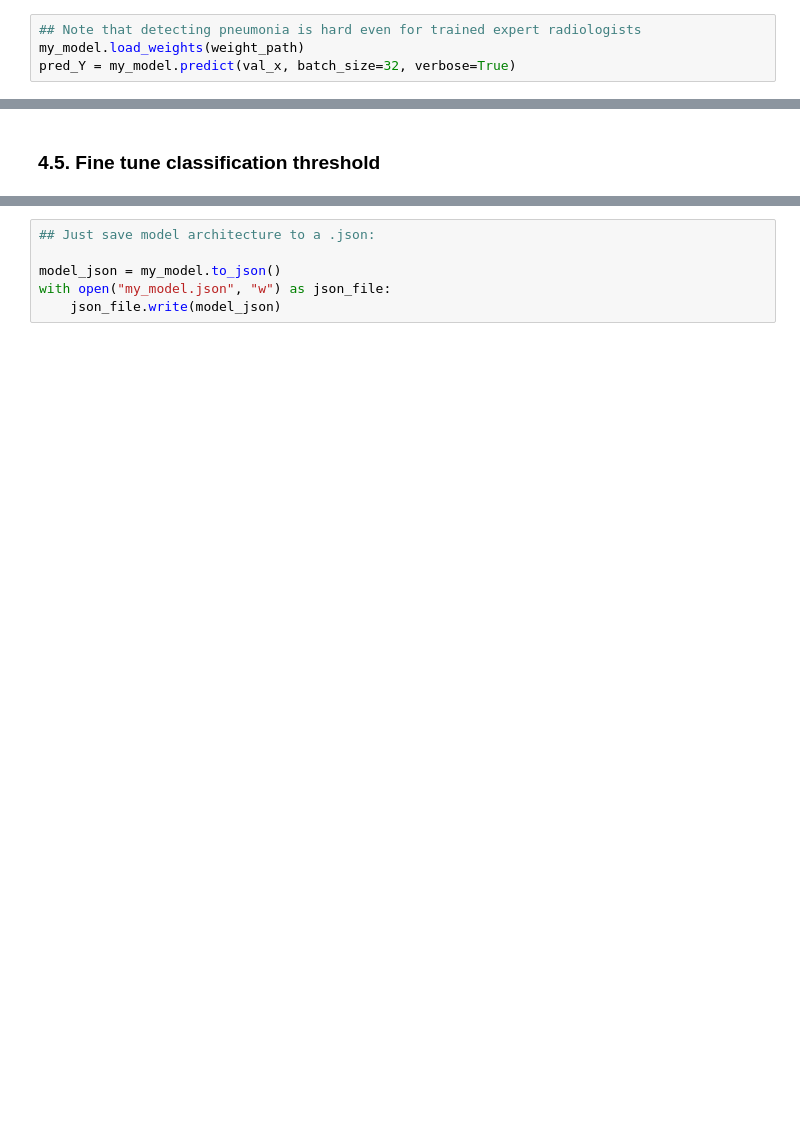
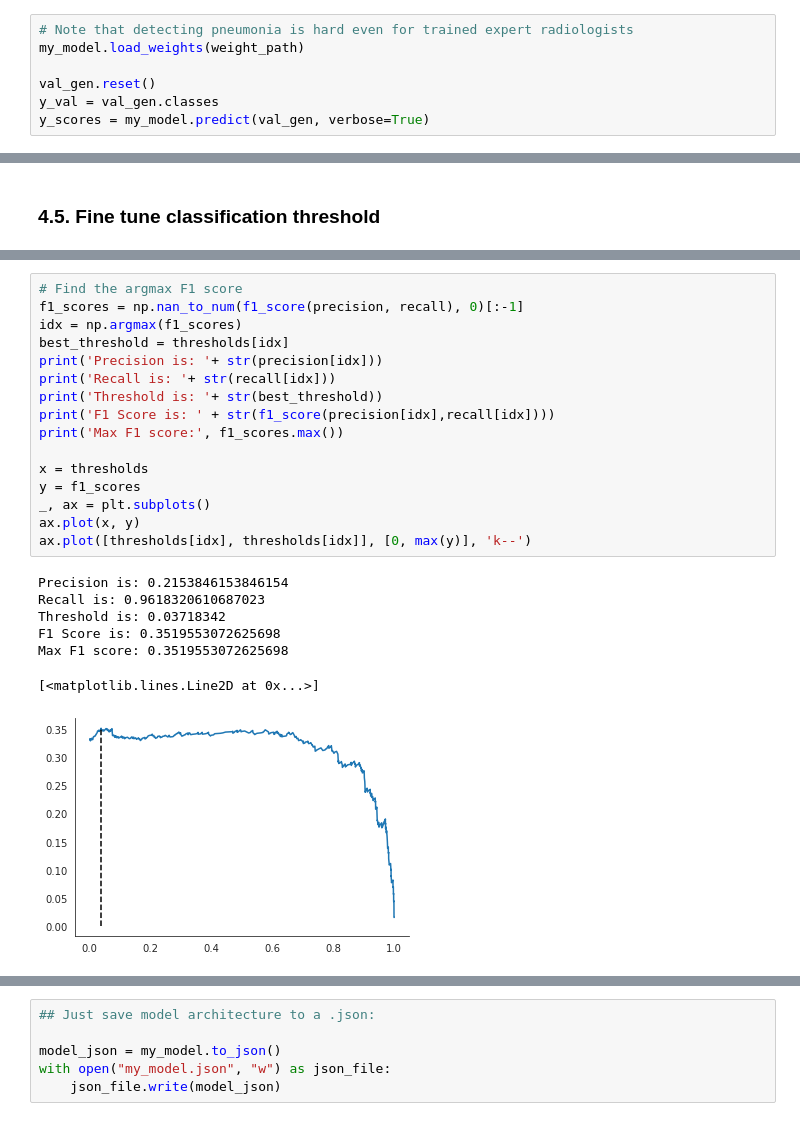
Before and after one commit to lmasello/pneumonia-detection-from-chest-x-rays, a Jupyter notebook: Build and train model.ipynb, the cells around one changed output, grey strips where cells are left out. Saved outputs shown, nothing was run; the diff lists cells and outputs as text; blank space fills up the shorter version.

```diff
--- a/Build and train model.ipynb
+++ b/Build and train model.ipynb
@@ -386,6 +502,9 @@ plot_history(history)
 # %% [markdown]
 ### 4.4. Evaluate model performance
 # %%
-## Note that detecting pneumonia is hard even for trained expert radiologists
+# Note that detecting pneumonia is hard even for trained expert radiologists
 my_model.load_weights(weight_path)
-pred_Y = my_model.predict(val_x, batch_size=32, verbose=True)
+
+val_gen.reset()
+y_val = val_gen.classes
+y_scores = my_model.predict(val_gen, verbose=True)
@@ -416,0 +564,24 @@ Once you feel you are done training, you'll need to decide the proper classifica
+# %%
+# Find the argmax F1 score
+f1_scores = np.nan_to_num(f1_score(precision, recall), 0)[:-1]
+idx = np.argmax(f1_scores)
+best_threshold = thresholds[idx]
+print('Precision is: '+ str(precision[idx]))
+print('Recall is: '+ str(recall[idx]))
+print('Threshold is: '+ str(best_threshold))
+print('F1 Score is: ' + str(f1_score(precision[idx],recall[idx])))
+print('Max F1 score:', f1_scores.max())
+
+x = thresholds
+y = f1_scores
+_, ax = plt.subplots()
+ax.plot(x, y)
+ax.plot([thresholds[idx], thresholds[idx]], [0, max(y)], 'k--')
+# %% [output]
+Precision is: 0.2153846153846154
+Recall is: 0.9618320610687023
+Threshold is: 0.03718342
+F1 Score is: 0.3519553072625698
+Max F1 score: 0.3519553072625698
+[<matplotlib.lines.Line2D at 0x...>]
+[figure, added]
```
Also changed, not shown: parts of 32 cells of this notebook.
